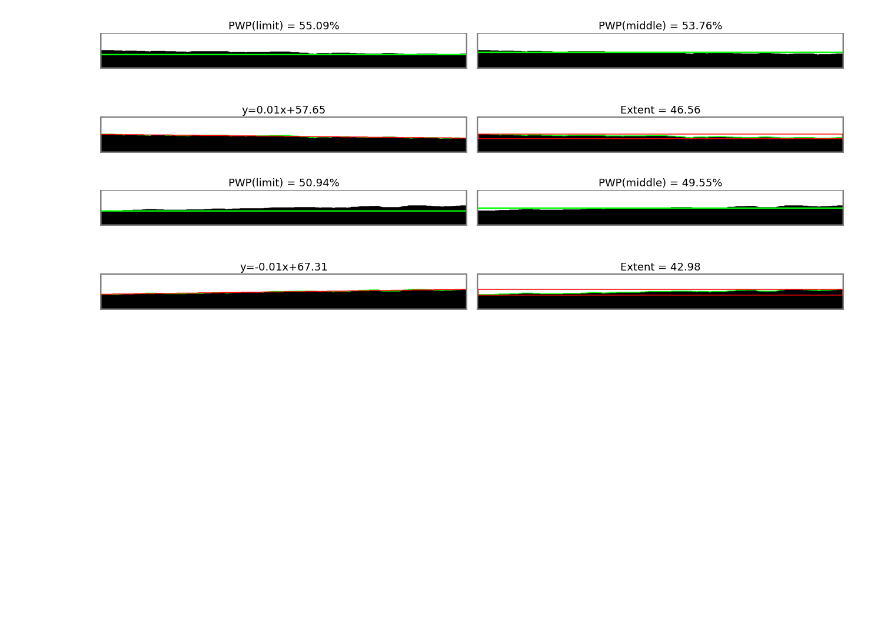
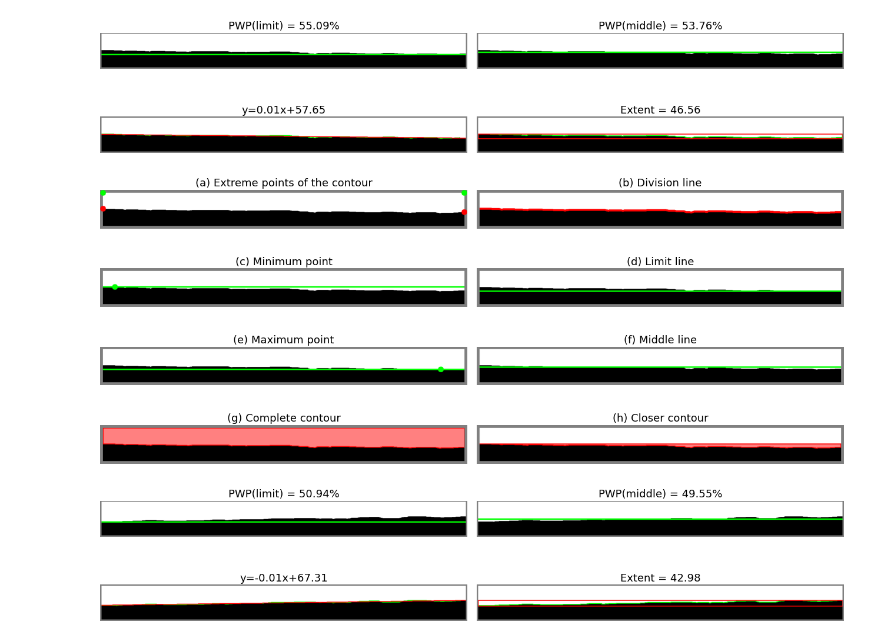
Before and after one commit to uleroboticsgroup/computer_vision_workpieces, a Jupyter notebook: burrs.ipynb, the cells around one changed output. Cells and saved outputs as stored; diff of their text form; code cells hidden in the pictures; blank space fills up the shorter version.

```diff
--- a/burrs.ipynb
+++ b/burrs.ipynb
@@ -506,6 +506,100 @@ plt.savefig('burrs_contours.png', dpi=200)
 plt.show()
 # %% [output]
 [figure]
+# %%
+f, axs = plt.subplots(4,2,figsize=(18,8))
+height, width= img_k_cutb.shape
+border_size=10
+
+border_points = img.copy()
+border_points = cv2.copyMakeBorder(border_points,border_size,border_size,border_size,border_size,cv2.BORDER_CONSTANT,value=(128, 128, 128))
+
+cv2.circle(border_points, (0+border_size,min_col0+border_size), 10, (0,255,0), -1)
+cv2.circle(border_points, (0+border_size,max_col0+border_size), 10, (255,0,0), -1)
+
+cv2.circle(border_points, (width-1+border_size,min_cols+border_size), 10, (0,255,0), -1)
+cv2.circle(border_points, (width-1+border_size,max_cols+border_size), 10, (255,0,0), -1)
+
+axs[0][0].imshow(border_points)
+axs[0][0].axis('off')
+axs[0][0].title.set_text("(a) Extreme points of the contour")
+
+
+division_line = img.copy()
+min_point=contour_line[0]
+max_point=contour_line[0]
+for i in range(1,len(contour_line)):
+    cv2.line(division_line, contour_line[i-1],contour_line[i], (255,0,0), 5)
+    if contour_line[i][1] == min_line:
+        min_point = contour_line[i]
+    if contour_line[i][1] == max_line:
+        max_point = contour_line[i]
+division_line = cv2.copyMakeBorder(division_line,border_size,border_size,border_size,border_size,cv2.BORDER_CONSTANT,value=(128, 128, 128))
+axs[0][1].imshow(division_line)
+axs[0][1].axis('off')
+axs[0][1].title.set_text("(b) Division line")
+
+min_max_points = img.copy()
+cv2.circle(min_max_points, (min_point[0],min_point[1]), 10, (0,255,0), -1)
+cv2.line(min_max_points, (0,min_line),(width-1,min_line), (0,255,0), 3)
+
+min_max_points = cv2.copyMakeBorder(min_max_points,border_size,border_size,border_size,border_size,cv2.BORDER_CONSTANT,value=(128, 128, 128))
+axs[1][0].imshow(min_max_points)
+axs[1][0].axis('off')
+axs[1][0].title.set_text("(c) Minimum point")
+
+min_max_points = img.copy()
+cv2.circle(min_max_points, (max_point[0],max_point[1]), 10, (0,255,0), -1)
+cv2.line(min_max_points, (0,max_line),(width-1,max_line), (0,255,0), 3)
+
+min_max_points = cv2.copyMakeBorder(min_max_points,border_size,border_size,border_size,border_size,cv2.BORDER_CONSTANT,value=(128, 128, 128))
+axs[2][0].imshow(min_max_points)
+axs[2][0].axis('off')
+axs[2][0].title.set_text("(e) Maximum point")
+
+min_max_points = img.copy()
+cv2.line(min_max_points, (0,max_line),(width-1,max_line), (0,255,0), 3)
+
+min_max_points = cv2.copyMakeBorder(min_max_points,border_size,border_size,border_size,border_size,cv2.BORDER_CONSTANT,value=(128, 128, 128))
+axs[1][1].imshow(min_max_points)
+axs[1][1].axis('off')
+axs[1][1].title.set_text("(d) Limit line")
+
+min_max_points = img.copy()
+cv2.line(min_max_points, (0,middle),(width-1,middle), (0,255,0), 3)
+
+min_max_points = cv2.copyMakeBorder(min_max_points,border_size,border_size,border_size,border_size,cv2.BORDER_CONSTANT,value=(128, 128, 128))
+axs[2][1].imshow(min_max_points)
+axs[2][1].axis('off')
+axs[2][1].title.set_text("(f) Middle line")
+
+final_cnt = img.copy()
+cv2.drawContours(final_cnt, [biggest_contour], 0, (255,0,0), -1)
+alpha = 0.5
+final_cnt = cv2.addWeighted(img, 1-alpha, final_cnt, alpha, 0)
+cv2.drawContours(final_cnt, [biggest_contour], 0, (255,0,0), 2)
+final_cnt = cv2.copyMakeBorder(final_cnt,border_size,border_size,border_size,border_size,cv2.BORDER_CONSTANT,value=(128, 128, 128))
+
+axs[3][0].imshow(final_cnt)
+axs[3][0].axis('off')
+axs[3][0].title.set_text("(g) Complete contour")
+
+final_cnt = img.copy()
+cv2.drawContours(final_cnt, [complete_contour], 0, (255,0,0), -1)
+alpha = 0.5
+final_cnt = cv2.addWeighted(img, 1-alpha, final_cnt, alpha, 0)
+cv2.drawContours(final_cnt, [complete_contour], 0, (255,0,0), 2)
+final_cnt = cv2.copyMakeBorder(final_cnt,border_size,border_size,border_size,border_size,cv2.BORDER_CONSTANT,value=(128, 128, 128))
+
+axs[3][1].imshow(final_cnt)
+axs[3][1].axis('off')
+axs[3][1].title.set_text("(h) Closer contour")
+
+f.tight_layout()
+plt.savefig('burrs_process.png', dpi=200)
+plt.show()
+# %% [output]
+[figure, added]
 # %%
 y_values = [sections_s[i] for i in potential_s]
 if y_values[0]>y_values[-1]:
```
Also changed, not shown: 5 other files.
